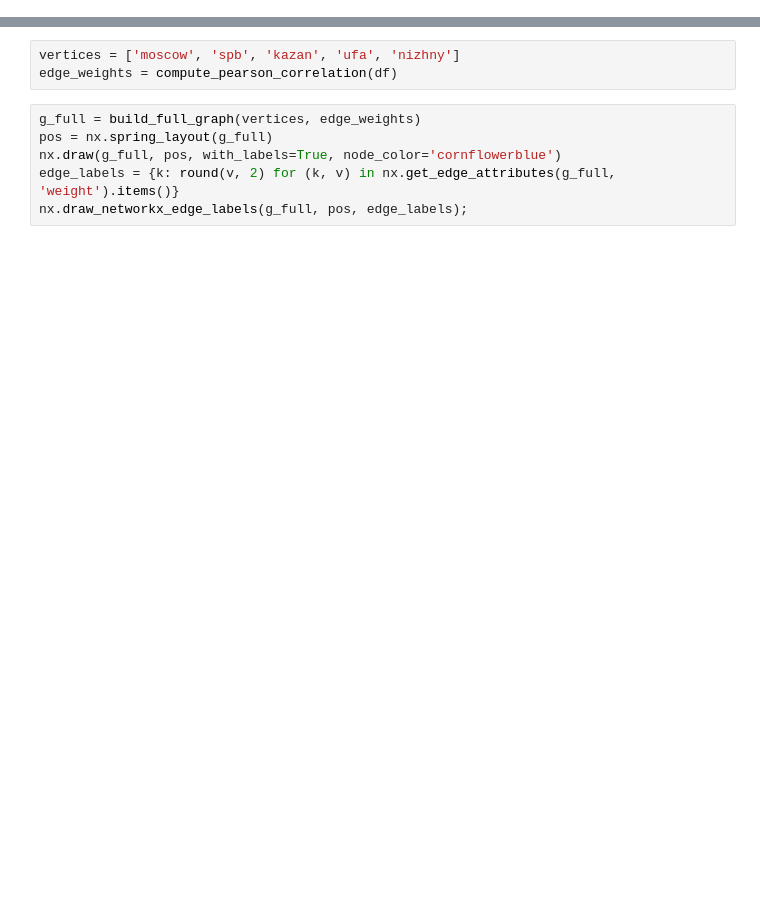
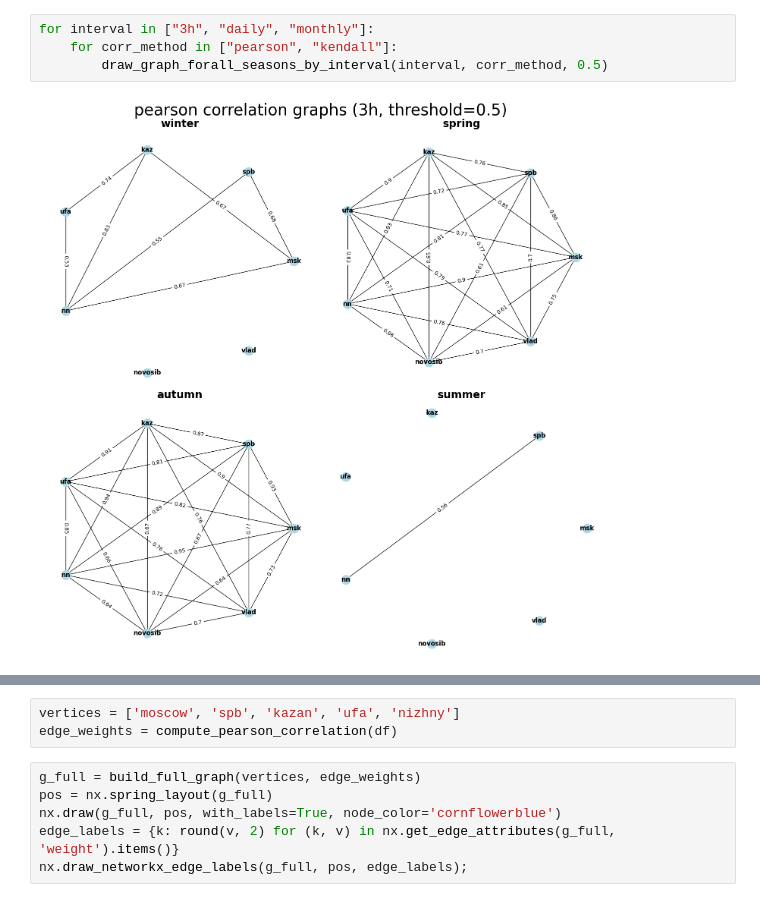
Before and after one commit to nadiaroschina/random-variable-networks, a Jupyter notebook: main.ipynb, the cells around one changed output, grey strips where cells are left out. Cells and saved outputs as stored; diff of their text form; blank space fills up the shorter version.

Commit message:
Draw correlation graphs for each season and interval

```diff
--- a/main.ipynb
+++ b/main.ipynb
@@ -10,0 +54,6 @@ from graphs import build_full_graph, build_threshold_graph, find_max_clique, fin
+# %%
+for interval in ["3h", "daily", "monthly"]:
+    for corr_method in ["pearson", "kendall"]:
+        draw_graph_forall_seasons_by_interval(interval, corr_method, 0.5)
+# %% [output]
+[figure, added]
```
Also changed, not shown: parts of 9 cells of this notebook, 2 other files.
